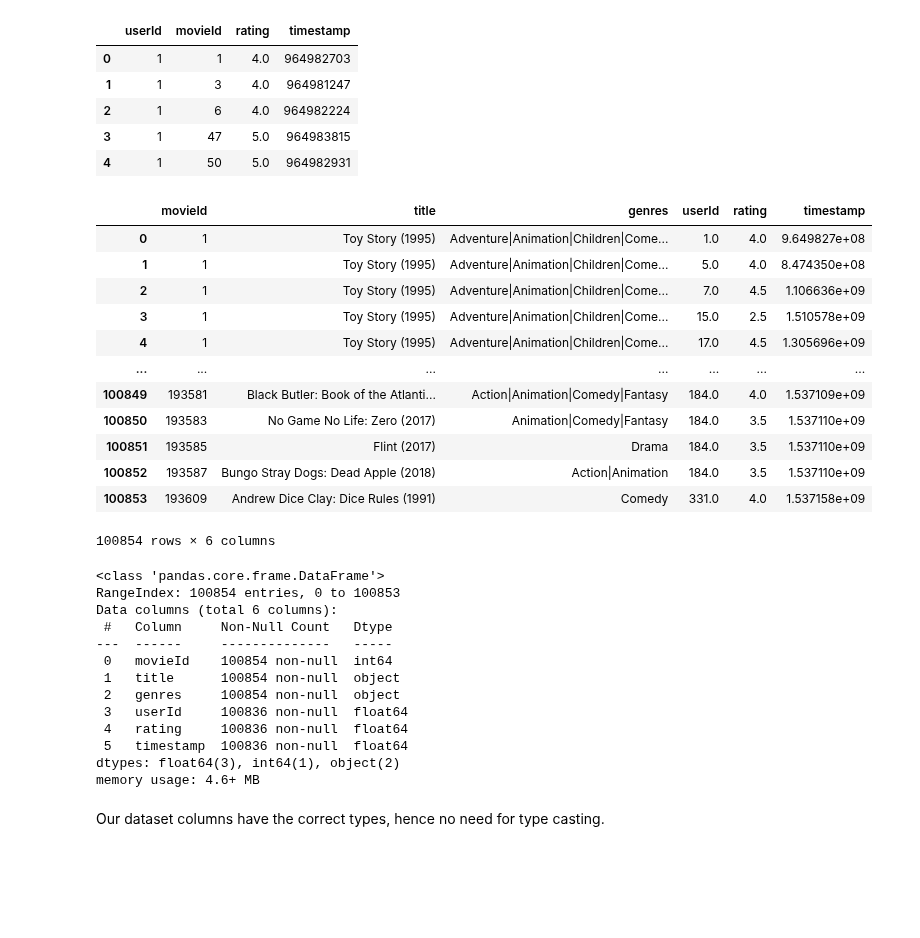
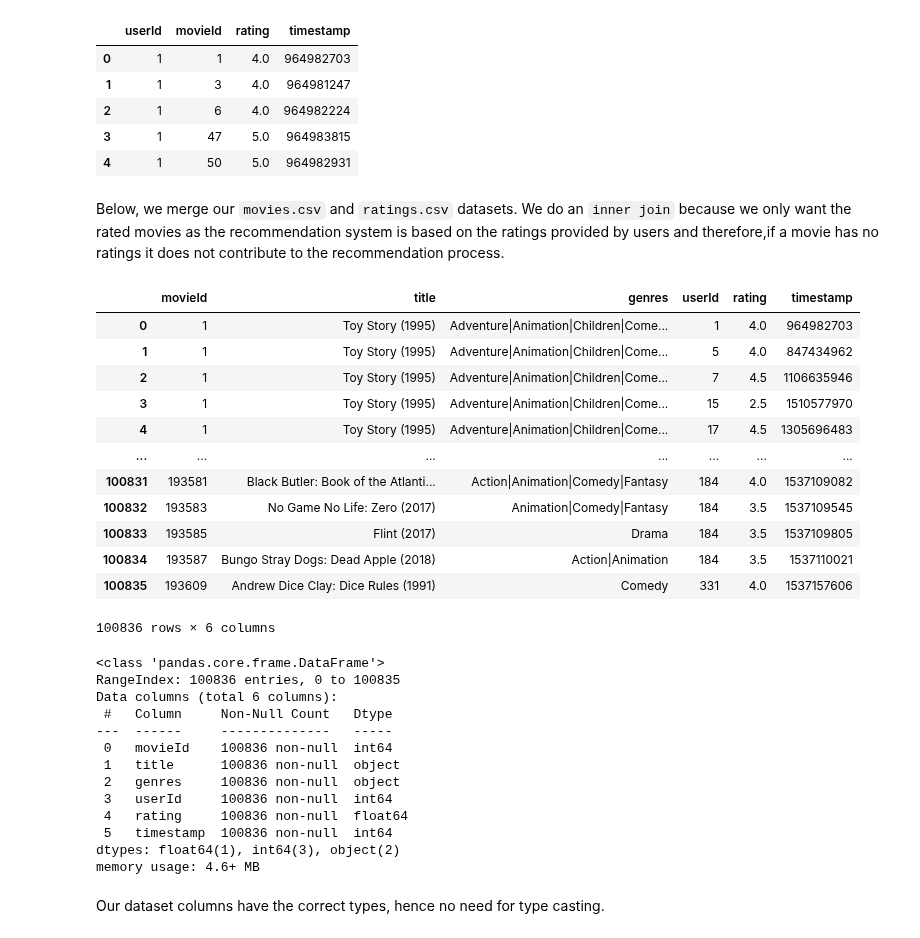
Before and after one commit to BandaVallary/Movie_Recommendation_System, a Jupyter notebook: notebook.ipynb, the cells around one changed output. Cells and saved outputs as stored; diff of their text form; code cells hidden in the pictures; blank space fills up the shorter version.

```diff
--- a/notebook.ipynb
+++ b/notebook.ipynb
@@ -98,40 +100,42 @@ ratings.head()
 #
 tags = pd.read_csv('data/tags.csv')
 links = pd.read_csv('data/links.csv')
+# %% [markdown]
+Below, we merge our `movies.csv` and `ratings.csv` datasets. We do an `inner join` because we only want the rated movies as the recommendation system is based on the ratings provided by users and therefore,if a movie has no ratings it does not contribute to the recommendation process.
 # %%
 # merge datasets
-movies_and_ratings = pd.merge(movie_data, ratings, on = 'movieId', how = 'left')
+movies_and_ratings = pd.merge(movie_data, ratings, on = 'movieId')
 movies_and_ratings
 # %% [output]
 |  | movieId | title | genres | userId | rating | timestamp |
-| 0 | 1 | Toy Story (1995) | Adventure|Animation|Children|Come... | 1.0 | 4.0 | 9.649827e+08 |
-| 1 | 1 | Toy Story (1995) | Adventure|Animation|Children|Come... | 5.0 | 4.0 | 8.474350e+08 |
-| 2 | 1 | Toy Story (1995) | Adventure|Animation|Children|Come... | 7.0 | 4.5 | 1.106636e+09 |
-| 3 | 1 | Toy Story (1995) | Adventure|Animation|Children|Come... | 15.0 | 2.5 | 1.510578e+09 |
-| 4 | 1 | Toy Story (1995) | Adventure|Animation|Children|Come... | 17.0 | 4.5 | 1.305696e+09 |
+| 0 | 1 | Toy Story (1995) | Adventure|Animation|Children|Come... | 1 | 4.0 | 964982703 |
+| 1 | 1 | Toy Story (1995) | Adventure|Animation|Children|Come... | 5 | 4.0 | 847434962 |
+| 2 | 1 | Toy Story (1995) | Adventure|Animation|Children|Come... | 7 | 4.5 | 1106635946 |
+| 3 | 1 | Toy Story (1995) | Adventure|Animation|Children|Come... | 15 | 2.5 | 1510577970 |
+| 4 | 1 | Toy Story (1995) | Adventure|Animation|Children|Come... | 17 | 4.5 | 1305696483 |
 | ... | ... | ... | ... | ... | ... | ... |
-| 100849 | 193581 | Black Butler: Book of the Atlanti... | Action|Animation|Comedy|Fantasy | 184.0 | 4.0 | 1.537109e+09 |
-| 100850 | 193583 | No Game No Life: Zero (2017) | Animation|Comedy|Fantasy | 184.0 | 3.5 | 1.537110e+09 |
-| 100851 | 193585 | Flint (2017) | Drama | 184.0 | 3.5 | 1.537110e+09 |
-| 100852 | 193587 | Bungo Stray Dogs: Dead Apple (2018) | Action|Animation | 184.0 | 3.5 | 1.537110e+09 |
-| 100853 | 193609 | Andrew Dice Clay: Dice Rules (1991) | Comedy | 331.0 | 4.0 | 1.537158e+09 |
+| 100831 | 193581 | Black Butler: Book of the Atlanti... | Action|Animation|Comedy|Fantasy | 184 | 4.0 | 1537109082 |
+| 100832 | 193583 | No Game No Life: Zero (2017) | Animation|Comedy|Fantasy | 184 | 3.5 | 1537109545 |
+| 100833 | 193585 | Flint (2017) | Drama | 184 | 3.5 | 1537109805 |
+| 100834 | 193587 | Bungo Stray Dogs: Dead Apple (2018) | Action|Animation | 184 | 3.5 | 1537110021 |
+| 100835 | 193609 | Andrew Dice Clay: Dice Rules (1991) | Comedy | 331 | 4.0 | 1537157606 |
-100854 rows × 6 columns
+100836 rows × 6 columns
 # %%
 # get preview of data
 movies_and_ratings.info()
 # %% [output]
 <class 'pandas.core.frame.DataFrame'>
-RangeIndex: 100854 entries, 0 to 100853
+RangeIndex: 100836 entries, 0 to 100835
 Data columns (total 6 columns):
  #   Column     Non-Null Count   Dtype
 ---  ------     --------------   -----
- 0   movieId    100854 non-null  int64
- 1   title      100854 non-null  object
- 2   genres     100854 non-null  object
- 3   userId     100836 non-null  float64
+ 0   movieId    100836 non-null  int64
+ 1   title      100836 non-null  object
+ 2   genres     100836 non-null  object
+ 3   userId     100836 non-null  int64
  4   rating     100836 non-null  float64
- 5   timestamp  100836 non-null  float64
-dtypes: float64(3), int64(1), object(2)
+ 5   timestamp  100836 non-null  int64
+dtypes: float64(1), int64(3), object(2)
 memory usage: 4.6+ MB
 # %% [markdown]
 Our dataset columns have the correct types, hence no need for type casting.
```
Also changed, not shown: parts of 27 cells of this notebook.
